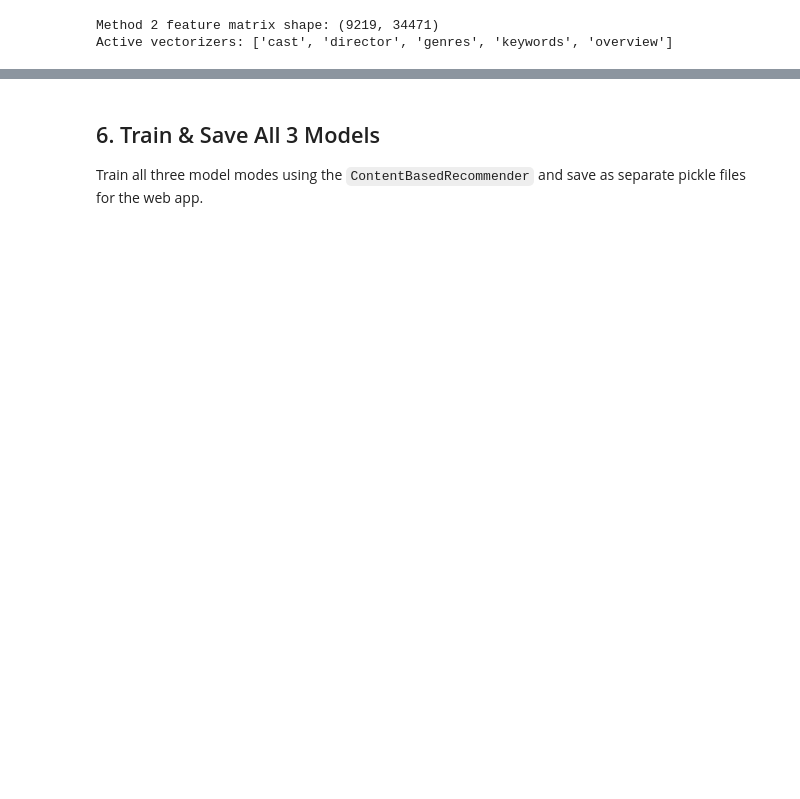
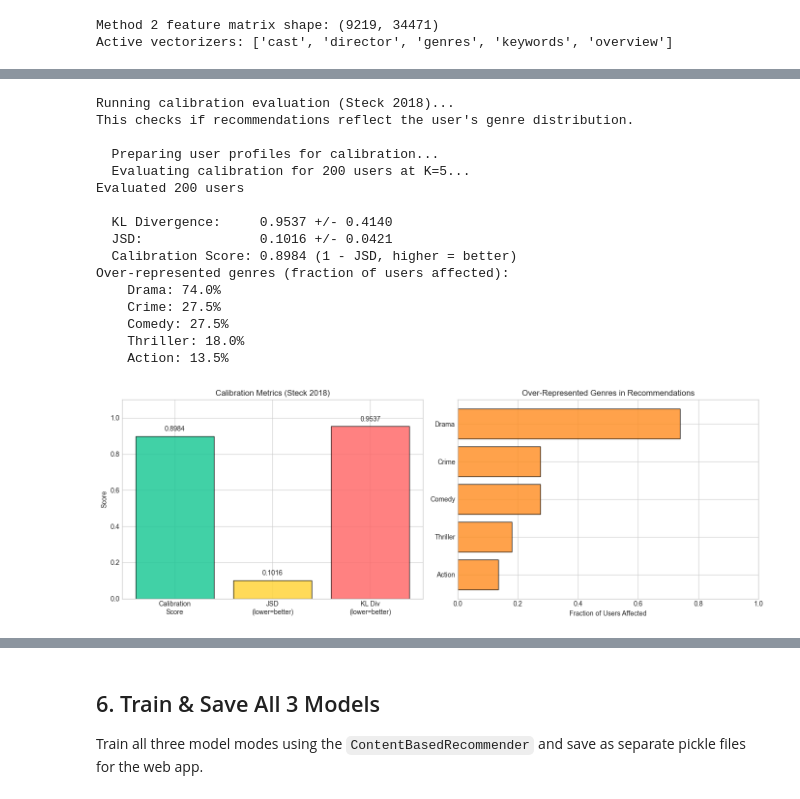
Before and after one commit to riso1410/ISA-Movie-Recommendation, a Jupyter notebook: notebooks/experiments.ipynb, the cells around one changed output, grey strips where cells are left out. Saved outputs shown, nothing was run; the diff lists cells and outputs as text; code cells hidden in the pictures; blank space fills up the shorter version.

```diff
--- a/notebooks/experiments.ipynb
+++ b/notebooks/experiments.ipynb
@@ -1043,0 +1073,72 @@ display(side_by_side.head(5).round(4))
+# %%
+# Calibration Evaluation (Steck 2018)
+# Measures whether recommendation genre distribution matches user preference distribution
+print("Running calibration evaluation (Steck 2018)...")
+print("This checks if recommendations reflect the user's genre distribution.\n")
+
+cal_results = evaluate_calibration(method2_model, k=5)
+
+if cal_results:
+    print(f"Evaluated {cal_results['n_users']} users\n")
+    print(f"  KL Divergence:     {cal_results['calibration_kl']:.4f} +/- {cal_results['calibration_kl_std']:.4f}")
+    print(f"  JSD:               {cal_results['calibration_jsd']:.4f} +/- {cal_results['calibration_jsd_std']:.4f}")
+    print(f"  Calibration Score: {cal_results['calibration_score']:.4f} (1 - JSD, higher = better)")
+
+    if cal_results.get('genre_over_represented'):
+        print("Over-represented genres (fraction of users affected):")
+        for genre, frac in cal_results['genre_over_represented'].items():
+            print(f"    {genre}: {frac:.1%}")
+
+    # Visualization: compare calibration with other metrics
+    fig, axes = plt.subplots(1, 2, figsize=(14, 5))
+
+    # Left: calibration metrics
+    cal_names = ['Calibration\nScore', 'JSD\n(lower=better)', 'KL Div\n(lower=better)']
+    cal_vals = [cal_results['calibration_score'], cal_results['calibration_jsd'],
+                min(cal_results['calibration_kl'], 1.0)]
+    cal_colors = ['#20c997', '#ffd43b', '#ff6b6b']
+
+    bars = axes[0].bar(cal_names, cal_vals, color=cal_colors, edgecolor='black', alpha=0.85)
+    axes[0].set_ylabel('Score')
+    axes[0].set_title('Calibration Metrics (Steck 2018)')
+    axes[0].set_ylim(0, 1.1)
+    for bar, val in zip(bars, [cal_results['calibration_score'], cal_results['calibration_jsd'], cal_results['calibration_kl']]):
+        axes[0].text(bar.get_x() + bar.get_width() / 2, bar.get_height() + 0.02,
+                     f'{val:.4f}', ha='center', va='bottom', fontsize=10)
+
+    # Right: over-represented genres
+    if cal_results.get('genre_over_represented'):
+        genres = list(cal_results['genre_over_represented'].keys())
+        fracs = list(cal_results['genre_over_represented'].values())
+        axes[1].barh(genres[::-1], fracs[::-1], color='#ff922b', edgecolor='black', alpha=0.85)
+        axes[1].set_xlabel('Fraction of Users Affected')
+        axes[1].set_title('Over-Represented Genres in Recommendations')
+        axes[1].set_xlim(0, 1.0)
+    else:
+        axes[1].text(0.5, 0.5, 'No significant\ngenre miscalibration',
+                     ha='center', va='center', fontsize=14, color='#20c997',
+                     transform=axes[1].transAxes)
+        axes[1].set_title('Genre Calibration Status')
+
+    plt.tight_layout()
+    plt.show()
+else:
+    print("ERROR: No calibration results.")
+# %% [output]
+Running calibration evaluation (Steck 2018)...
+This checks if recommendations reflect the user's genre distribution.
+
+  Preparing user profiles for calibration...
+  Evaluating calibration for 200 users at K=5...
+Evaluated 200 users
+
+  KL Divergence:     0.9537 +/- 0.4140
+  JSD:               0.1016 +/- 0.0421
+  Calibration Score: 0.8984 (1 - JSD, higher = better)
+Over-represented genres (fraction of users affected):
+    Drama: 74.0%
+    Crime: 27.5%
+    Comedy: 27.5%
+    Thriller: 18.0%
+    Action: 13.5%
+[figure, added]
```
Also changed, not shown: parts of 25 cells of this notebook, 22 other files.
